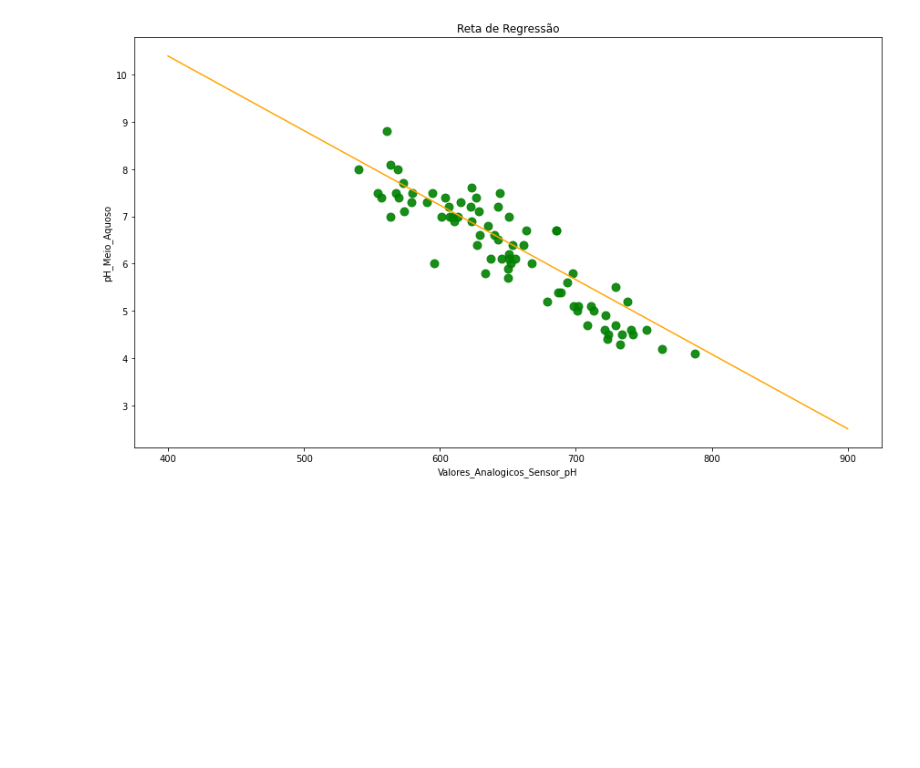
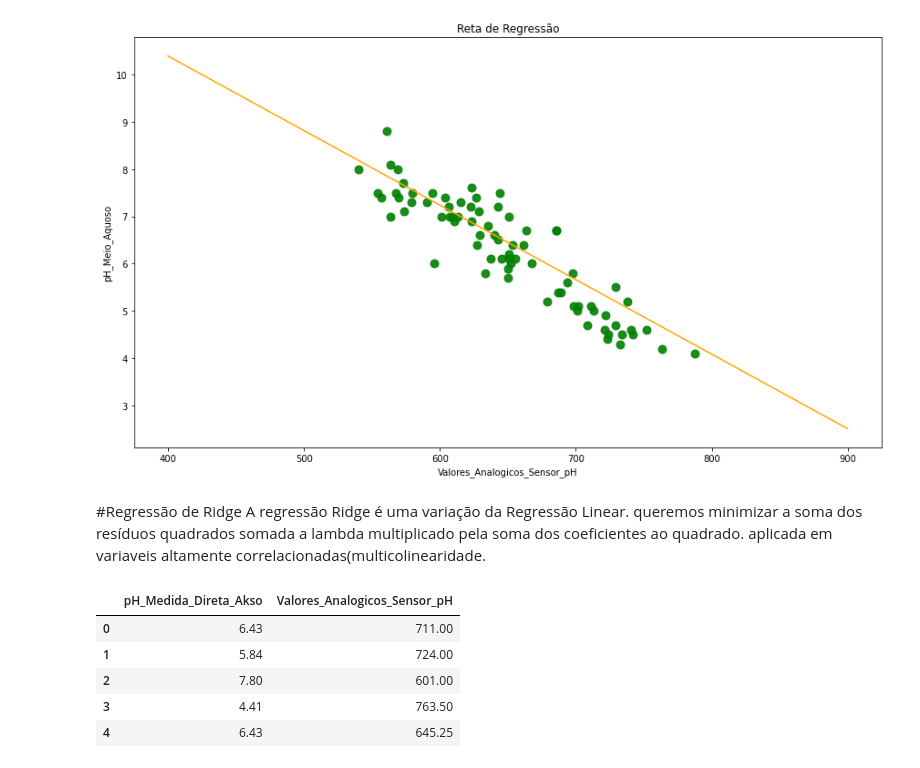
Before and after one commit to SauloHenriqueAguiar/AnalisedosDadosPH, a Jupyter notebook: AnalisedosDadosSensorPH.ipynb, the cells around one changed output. Cells and saved outputs as stored; diff of their text form; code cells hidden in the pictures; blank space fills up the shorter version.

```diff
--- a/AnalisedosDadosSensorPH.ipynb
+++ b/AnalisedosDadosSensorPH.ipynb
@@ -1101,3 +1101,17 @@ plt.xlabel('Valores_Analogicos_Sensor_pH')
 plt.show()
 # %% [output]
 [figure]
+# %% [markdown]
+#Regressão de Ridge
+A regressão Ridge é uma variação da Regressão Linear. queremos minimizar a soma dos resíduos quadrados somada a lambda multiplicado pela soma dos coeficientes ao quadrado. aplicada em variaveis altamente correlacionadas(multicolinearidade.
+# %%
+df4=df.drop(columns=['pH_Meio_Aquoso'])#apaga a coluna pH medicao aquoso
+# %%
+df4.head()
+# %% [output]
+|  | pH_Medida_Direta_Akso | Valores_Analogicos_Sensor_pH |
+| 0 | 6.43 | 711.00 |
+| 1 | 5.84 | 724.00 |
+| 2 | 7.80 | 601.00 |
+| 3 | 4.41 | 763.50 |
+| 4 | 6.43 | 645.25 |
```
Also changed, not shown: parts of 44 cells of this notebook.
